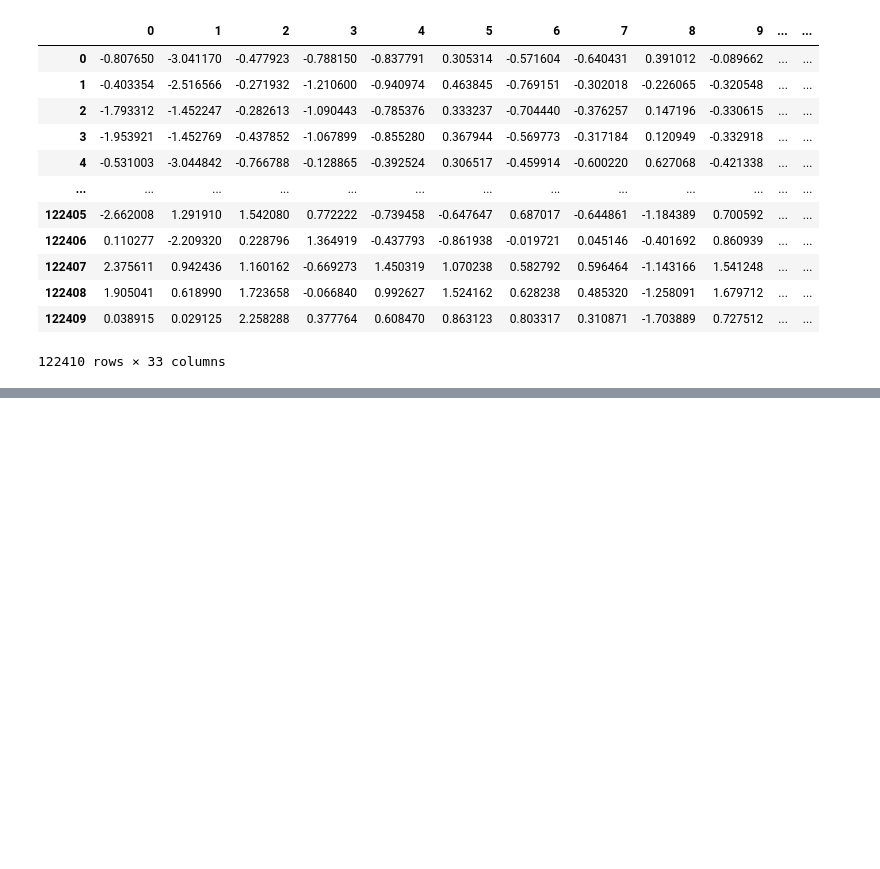
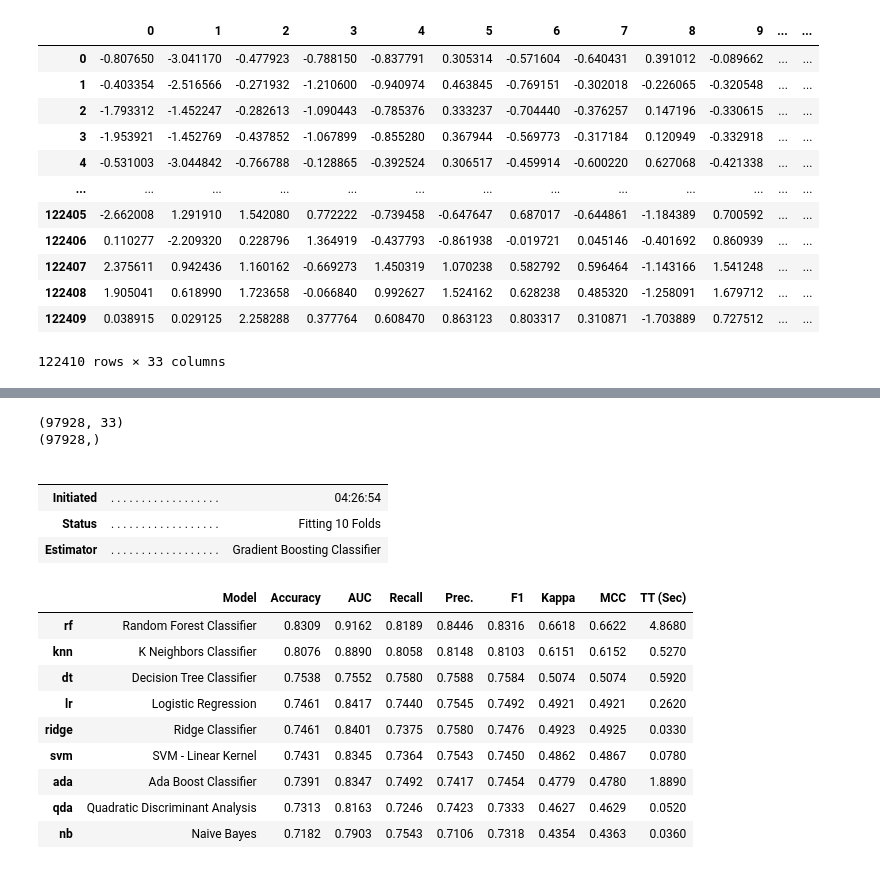
Before and after one commit to w25536/w25536-kaggle, a Jupyter notebook: 006_Predicting_Game_Outcomes_for_CS_GO/csgo_round_snapshots.ipynb, the cells around one changed output, grey strips where cells are left out. Saved outputs shown, nothing was run; the diff lists cells and outputs as text; code cells hidden in the pictures; blank space fills up the shorter version.

```diff
--- a/006_Predicting_Game_Outcomes_for_CS_GO/csgo_round_snapshots.ipynb
+++ b/006_Predicting_Game_Outcomes_for_CS_GO/csgo_round_snapshots.ipynb
@@ -194,0 +218,24 @@ ValueError: X and y don't have the same indices!
+# %%
+print(X_train.shape)
+print(y_train.shape)
+# %% [output]
+(97928, 33)
+(97928,)
+# %%
+compare_models()
+# %% [output]
+|  |  |  |
+|  |  |  |
+| Initiated | . . . . . . . . . . . . . . . . . . | 04:26:54 |
+| Status | . . . . . . . . . . . . . . . . . . | Fitting 10 Folds |
+| Estimator | . . . . . . . . . . . . . . . . . . | Gradient Boosting Classifier |
+|  | Model | Accuracy | AUC | Recall | Prec. | F1 | Kappa | MCC | TT (Sec) |
+| rf | Random Forest Classifier | 0.8309 | 0.9162 | 0.8189 | 0.8446 | 0.8316 | 0.6618 | 0.6622 | 4.8680 |
+| knn | K Neighbors Classifier | 0.8076 | 0.8890 | 0.8058 | 0.8148 | 0.8103 | 0.6151 | 0.6152 | 0.5270 |
+| dt | Decision Tree Classifier | 0.7538 | 0.7552 | 0.7580 | 0.7588 | 0.7584 | 0.5074 | 0.5074 | 0.5920 |
+| lr | Logistic Regression | 0.7461 | 0.8417 | 0.7440 | 0.7545 | 0.7492 | 0.4921 | 0.4921 | 0.2620 |
+| ridge | Ridge Classifier | 0.7461 | 0.8401 | 0.7375 | 0.7580 | 0.7476 | 0.4923 | 0.4925 | 0.0330 |
+| svm | SVM - Linear Kernel | 0.7431 | 0.8345 | 0.7364 | 0.7543 | 0.7450 | 0.4862 | 0.4867 | 0.0780 |
+| ada | Ada Boost Classifier | 0.7391 | 0.8347 | 0.7492 | 0.7417 | 0.7454 | 0.4779 | 0.4780 | 1.8890 |
+| qda | Quadratic Discriminant Analysis | 0.7313 | 0.8163 | 0.7246 | 0.7423 | 0.7333 | 0.4627 | 0.4629 | 0.0520 |
+| nb | Naive Bayes | 0.7182 | 0.7903 | 0.7543 | 0.7106 | 0.7318 | 0.4354 | 0.4363 | 0.0360 |
```
Also changed, not shown: parts of 16 cells of this notebook, 1 other file.
